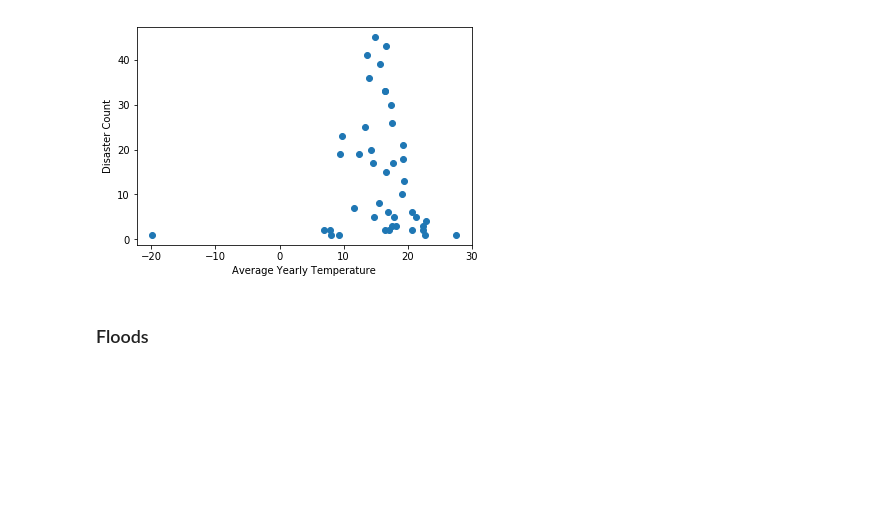
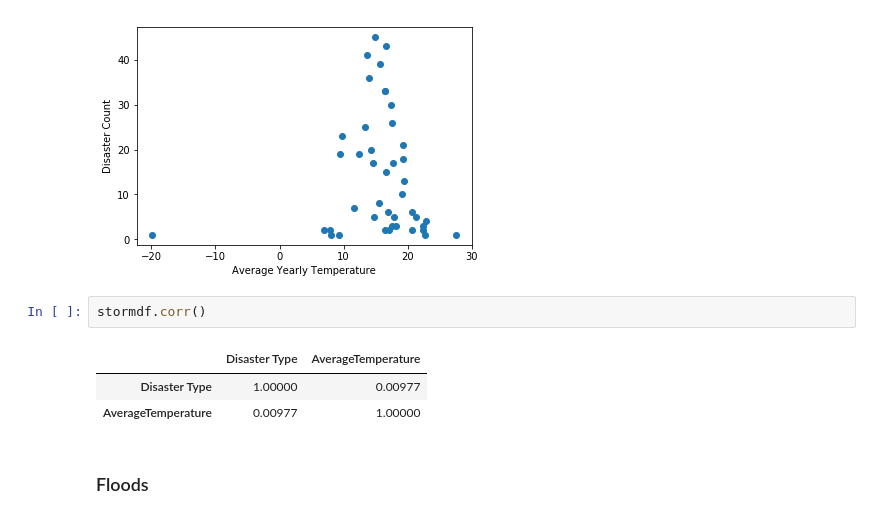
Before and after one commit to karahahn/Springboard_Capstone1, a Jupyter notebook: Exploratory Data Analysis (Statistical Inference).ipynb, the cells around one changed output. Saved outputs shown, nothing was run; the diff lists cells and outputs as text; blank space fills up the shorter version.

```diff
--- a/Exploratory Data Analysis (Statistical Inference).ipynb
+++ b/Exploratory Data Analysis (Statistical Inference).ipynb
@@ -489,6 +675,12 @@ plt.ylabel('Disaster Count')
 # %% [output]
 Text(0,0.5,'Disaster Count')
 [figure]
+# %%
+stormdf.corr()
+# %% [output]
+|  | Disaster Type | AverageTemperature |
+| Disaster Type | 1.00000 | 0.00977 |
+| AverageTemperature | 0.00977 | 1.00000 |
 # %% [markdown]
 ### Floods
 # %%
```
Also changed, not shown: parts of 33 cells of this notebook.
